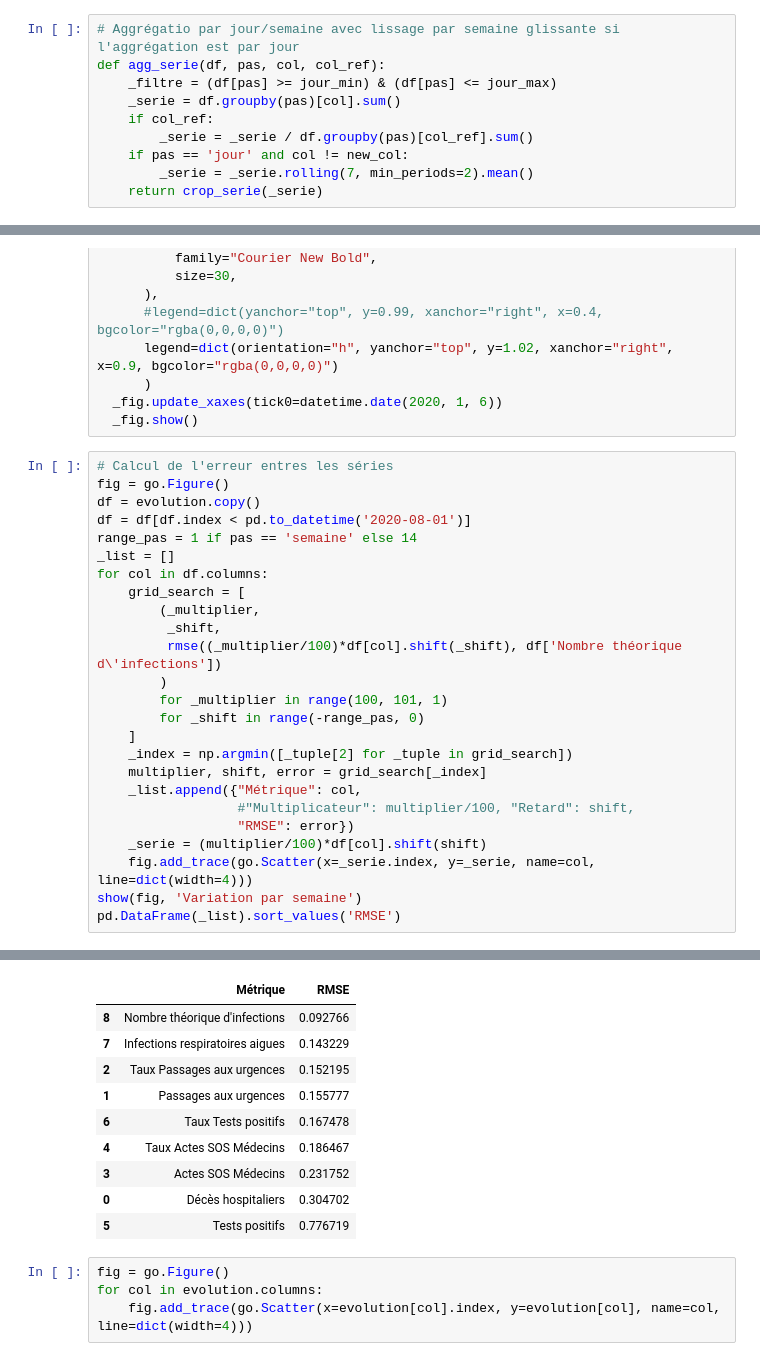
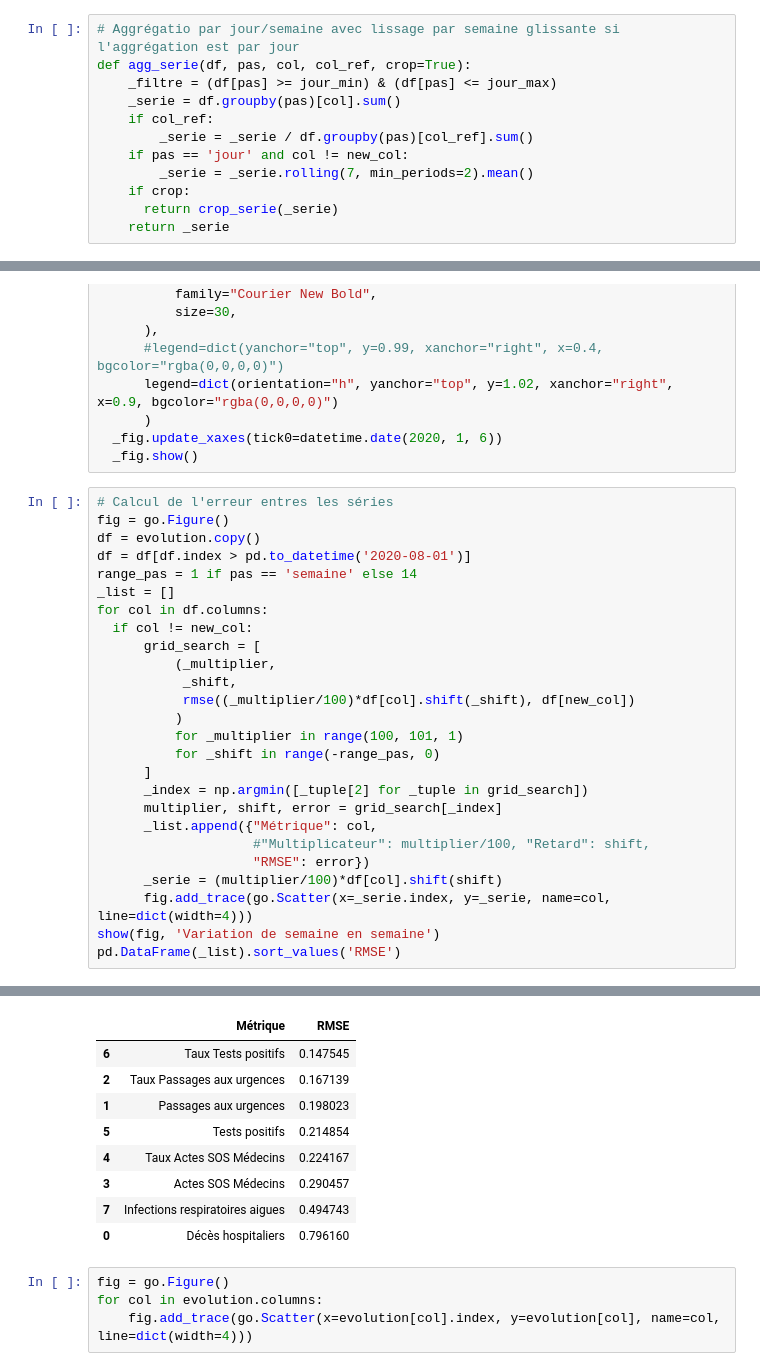
Before and after one commit to aem-aem/analyses_covid, a Jupyter notebook: Quelle_métrique_pour_suivre_la_COVID.ipynb, the cells around one changed output, grey strips where cells are left out. Cells and saved outputs as stored; diff of their text form.

```diff
--- a/Quelle_métrique_pour_suivre_la_COVID.ipynb
+++ b/Quelle_métrique_pour_suivre_la_COVID.ipynb
@@ -238,14 +238,16 @@ def crop_serie(_serie):
     return _serie[_filtre]
 # %%
 # Aggrégatio par jour/semaine avec lissage par semaine glissante si l'aggrégation est par jour
-def agg_serie(df, pas, col, col_ref):
+def agg_serie(df, pas, col, col_ref, crop=True):
     _filtre = (df[pas] >= jour_min) & (df[pas] <= jour_max)
     _serie = df.groupby(pas)[col].sum()
     if col_ref:
         _serie = _serie / df.groupby(pas)[col_ref].sum()
     if pas == 'jour' and col != new_col:
         _serie = _serie.rolling(7, min_periods=2).mean()
-    return crop_serie(_serie)
+    if crop:
+      return crop_serie(_serie)
+    return _serie
 # %%
 # Variation d'une semaine à l'autre
 def increment_wtow(_serie, pas='jour', col=None):
@@ -287,40 +289,40 @@ def show(_fig, _title=''):
 # %%
 # Calcul de l'erreur entres les séries
 fig = go.Figure()
 df = evolution.copy()
-df = df[df.index < pd.to_datetime('2020-08-01')]
+df = df[df.index > pd.to_datetime('2020-08-01')]
 range_pas = 1 if pas == 'semaine' else 14
 _list = []
 for col in df.columns:
-    grid_search = [
-        (_multiplier,
-         _shift,
-         rmse((_multiplier/100)*df[col].shift(_shift), df['Nombre théorique d\'infections'])
-        )
-        for _multiplier in range(100, 101, 1)
-        for _shift in range(-range_pas, 0)
-    ]
-    _index = np.argmin([_tuple[2] for _tuple in grid_search])
-    multiplier, shift, error = grid_search[_index]
-    _list.append({"Métrique": col,
-                  #"Multiplicateur": multiplier/100, "Retard": shift,
-                  "RMSE": error})
-    _serie = (multiplier/100)*df[col].shift(shift)
-    fig.add_trace(go.Scatter(x=_serie.index, y=_serie, name=col, line=dict(width=4)))
-show(fig, 'Variation par semaine')
+  if col != new_col:
+      grid_search = [
+          (_multiplier,
+           _shift,
+           rmse((_multiplier/100)*df[col].shift(_shift), df[new_col])
+          )
+          for _multiplier in range(100, 101, 1)
+          for _shift in range(-range_pas, 0)
+      ]
+      _index = np.argmin([_tuple[2] for _tuple in grid_search])
+      multiplier, shift, error = grid_search[_index]
+      _list.append({"Métrique": col,
+                    #"Multiplicateur": multiplier/100, "Retard": shift,
+                    "RMSE": error})
+      _serie = (multiplier/100)*df[col].shift(shift)
+      fig.add_trace(go.Scatter(x=_serie.index, y=_serie, name=col, line=dict(width=4)))
+show(fig, 'Variation de semaine en semaine')
 pd.DataFrame(_list).sort_values('RMSE')
 # %% [output]
 [interactive output not drawn]
 |  | Métrique | RMSE |
-| 8 | Nombre théorique d'infections | 0.092766 |
-| 7 | Infections respiratoires aigues | 0.143229 |
-| 2 | Taux Passages aux urgences | 0.152195 |
-| 1 | Passages aux urgences | 0.155777 |
-| 6 | Taux Tests positifs | 0.167478 |
-| 4 | Taux Actes SOS Médecins | 0.186467 |
-| 3 | Actes SOS Médecins | 0.231752 |
-| 0 | Décès hospitaliers | 0.304702 |
-| 5 | Tests positifs | 0.776719 |
+| 6 | Taux Tests positifs | 0.147545 |
+| 2 | Taux Passages aux urgences | 0.167139 |
+| 1 | Passages aux urgences | 0.198023 |
+| 5 | Tests positifs | 0.214854 |
+| 4 | Taux Actes SOS Médecins | 0.224167 |
+| 3 | Actes SOS Médecins | 0.290457 |
+| 7 | Infections respiratoires aigues | 0.494743 |
+| 0 | Décès hospitaliers | 0.796160 |
 # %%
 fig = go.Figure()
 for col in evolution.columns:
```
Also changed, not shown: parts of 2 cells of this notebook.
